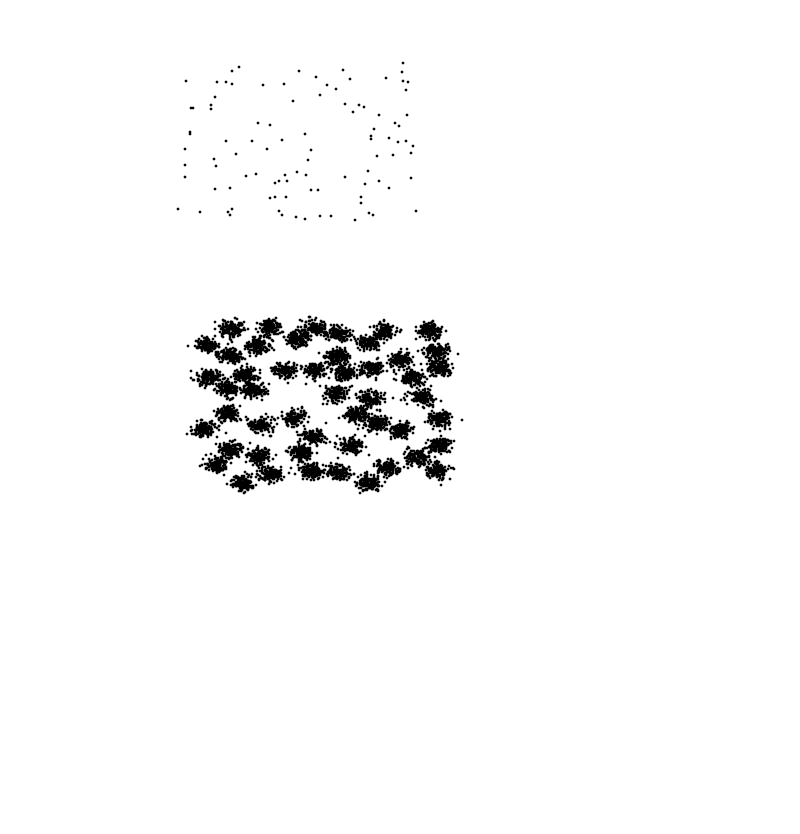
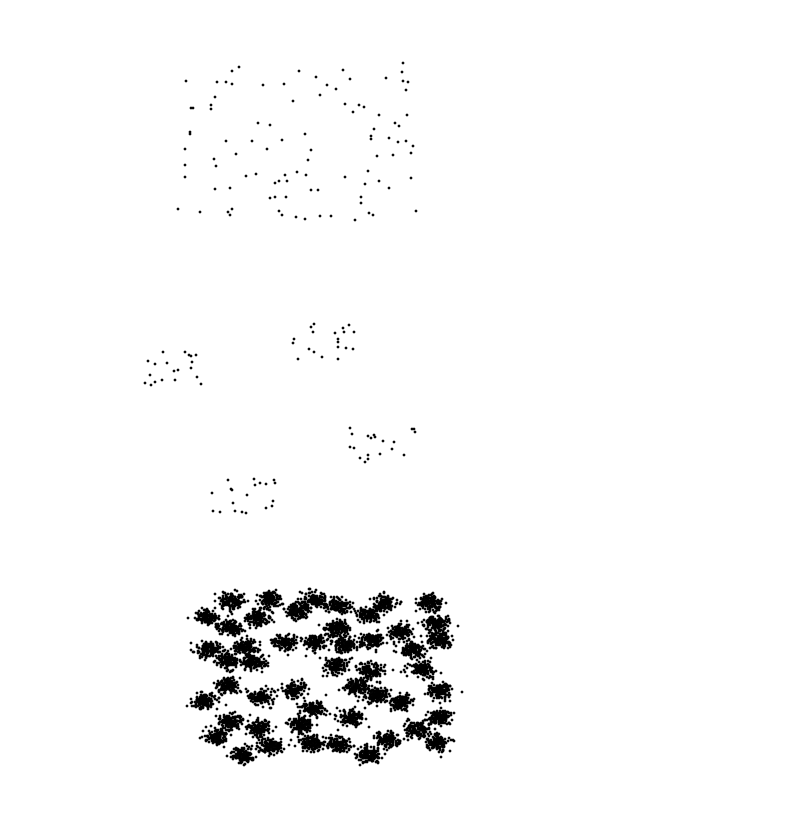
Before and after one commit to marthall/clustering, a Jupyter notebook: clustering.ipynb, the cells around one changed output. Cells and saved outputs as stored; diff of their text form; code cells hidden in the pictures; blank space fills up the shorter version.

```diff
--- a/clustering.ipynb
+++ b/clustering.ipynb
@@ -30,6 +31,15 @@ def FileData(filename):
             coord = map(int, line.strip().split())
             data.append(Point(*coord))
         return data
+
+def ClusterData(num_clusters, num_per_cluster, seed=42):
+    random.seed(seed * num_clusters * num_per_cluster)
+    cluster_centers = [(random.random(), random.random()) for i in range(num_clusters)]
+    points = []
+    for c in cluster_centers:
+        for i in range(num_per_cluster):
+            points.append(Point(c[0] + random.random() * 0.2 - 0.1, Point(c[1] + random.random() * 0.2 - 0.1)))
+    return points
 # %%
 def plot(dataset, s=3, c="k"):
     plt.scatter(map(X, dataset), map(Y, dataset), s=s, c=c)
@@ -40,5 +50,10 @@ plot(data)
 # %% [output]
 [figure]
+# %%
+clusterdata = ClusterData(4, 20)
+plot(clusterdata)
+# %% [output]
+[figure, added]
 # %%
 filedata = FileData("data.txt")
 plot(filedata)
```
Also changed, not shown: parts of 7 cells of this notebook.
